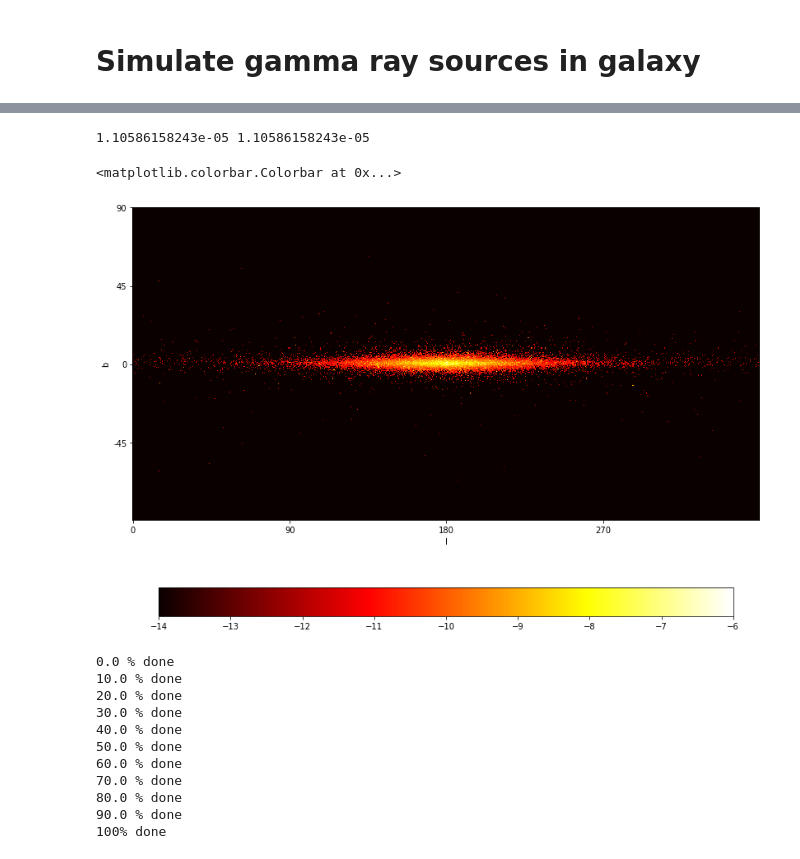
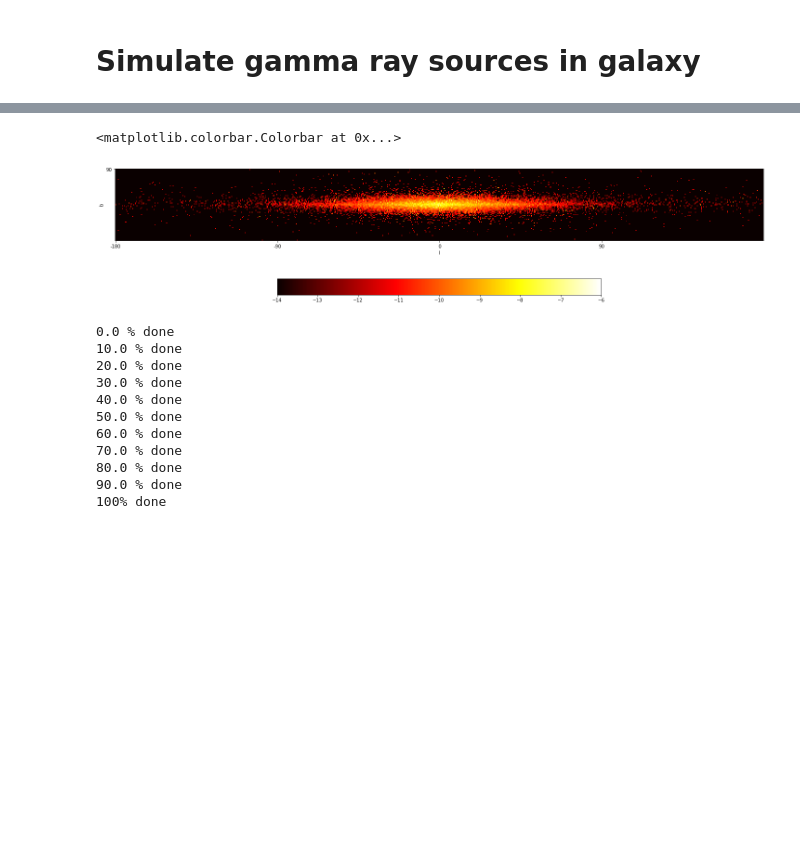
Before and after one commit to martp91/y-rays-UPS, a Jupyter notebook: sim_gamma_sources.ipynb, the cells around one changed output, grey strips where cells are left out. Cells and saved outputs as stored; diff of their text form; code cells hidden in the pictures; blank space fills up the shorter version.

```diff
--- a/sim_gamma_sources.ipynb
+++ b/sim_gamma_sources.ipynb
@@ -132,7 +141,6 @@ Average powerlaw index of 3fhl sources: 2.22967460056
 # %%
-
 #Do the simulation monte carlo
-def mc_smpl(a=2,N=1000,Lmin=3e34,Lmax=1e40):
+def mc_smpl(a=2,N=1000,Lmin=3e34,Lmax=1e40,alpha=alp,beta=bet):
     #np.random.seed(0)
     """Sample from above distribution N times: r,z,L and calculate flux as measured at earth"""
     N = int(N) #no samples just to be sure
@@ -146,7 +154,7 @@ def mc_smpl(a=2,N=1000,Lmin=3e34,Lmax=1e40):
     ##
 
     #set up pdf/cdf of desired distributions
-    data_R = R_dep(r)
+    data_R = R_dep(r,alpha,beta)
     data_R = data_R/np.sum(data_R)#normalize
     data_R_cdf = np.cumsum(data_R)#cdf
     #setup arrays for samples
@@ -162,6 +170,7 @@ def mc_smpl(a=2,N=1000,Lmin=3e34,Lmax=1e40):
         R_smpl[i]=r[xx]
 
     #plot test
+    #plt.hist(R_smpl)
 #    hist,bins = np.histogram(L_smpl, bins=np.logspace(35,39,50),density=True)
 #    bins = (bins[0:-1]+bins[1:])/2.
 #    plt.loglog(bins,hist,'bo')
@@ -182,17 +191,14 @@ def mc_smpl(a=2,N=1000,Lmin=3e34,Lmax=1e40):
     b = c_gal.b.degree
     l[l>180]-=360.
 
-    #Make skymap, l,b.
-    b2 = np.arcsin(z/(x-x0))
-    l2 = np.arctan2(y0-y,x0-x)
-    l2 = l*180/np.pi
-    b2 = b*180/np.pi
-     f = plt.figure()
+
+   # f = plt.figure()
   #  ax = f.add_subplot(111)
+   # ax.scatter(l,b,marker='.',s=4,label='simulation')
+    #if fgl:
+    #    ax.scatter(lon_gal,lat_gal, marker='.',label='3fgl gal')
 
-   # ax.scatter(l,b,marker='.',s=4,label='simulation')
-   # if fgl:
-  #      ax.scatter(lon_gal,lat_gal, marker='.',label='3fgl gal')
+
     ##Make healpix map, flux is not conserved :(
     #nside = 512
     #npix = hp.nside2npix(nside)
@@ -209,10 +215,6 @@ def mc_smpl(a=2,N=1000,Lmin=3e34,Lmax=1e40):
 
     #high_lat_mask = np.abs(b)>hb
     #flux_hb = flux_data[high_lat_mask]
-
-    #Test plot l,b
-
-
 
     #setup logn-logs for simulated sources
     #Ns = np.zeros(n)
@@ -241,24 +243,22 @@ def mc_smpl(a=2,N=1000,Lmin=3e34,Lmax=1e40):
     return flux_data,mp
 # %%
 ##Flux for l,b.
-test,mp = mc_smpl(1.8,40000,3e34,1e39)
-print np.sum(test),np.sum(mp)
+test,mp = mc_smpl(1.8,40000,3e34,1e39,)
 mp[mp==0]=1e-14
 mp = np.log10(mp)
 fig = plt.figure(figsize=(25,10))
 ax = fig.add_subplot(111)
 ax.set_xticks([0,180,360,540,720])
-ax.set_xticklabels([0,90,180,270,360])
+ax.set_xticklabels([-180,-90,0,90,180])
 ax.set_yticks([0,90,180,270,360])
 ax.set_yticklabels([90,45, 0,-45,-90])
 ax.set_xlabel('l')
 ax.set_ylabel('b')
-im = ax.imshow(mp[:,:],cmap='hot',vmin=-14,vmax=-6)
+im = ax.imshow(mp[140:220,:],cmap='hot',vmin=-14,vmax=-6)
 fig.colorbar(im,orientation='horizontal',shrink=0.5)
 # %% [output]
-1.10586158243e-05 1.10586158243e-05
+<matplotlib.colorbar.Colorbar at 0x...>
-<matplotlib.colorbar.Colorbar at 0x...>
-[figure, old version]
+[figure, new version]
 # %%
 #Runs simulation Nsmpl times with N=n.o. sources
 
```
Also changed, not shown: parts of 6 cells of this notebook.
